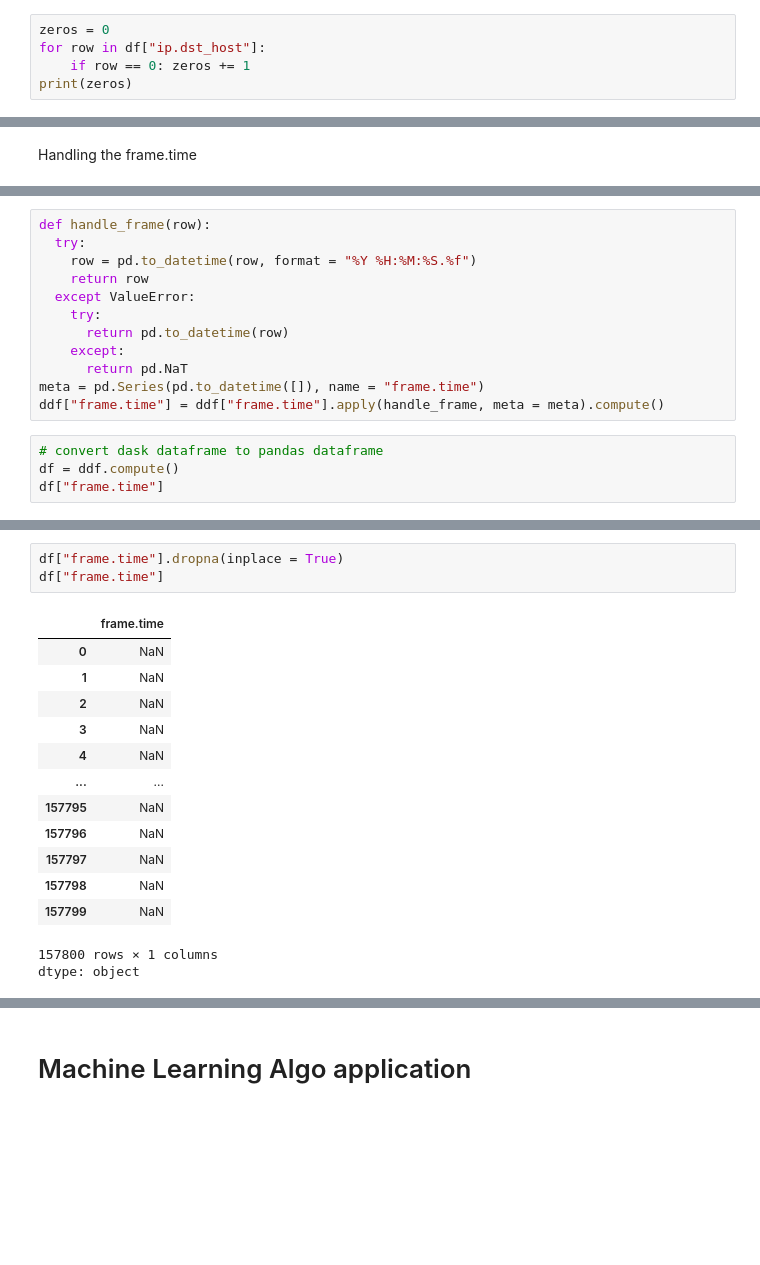
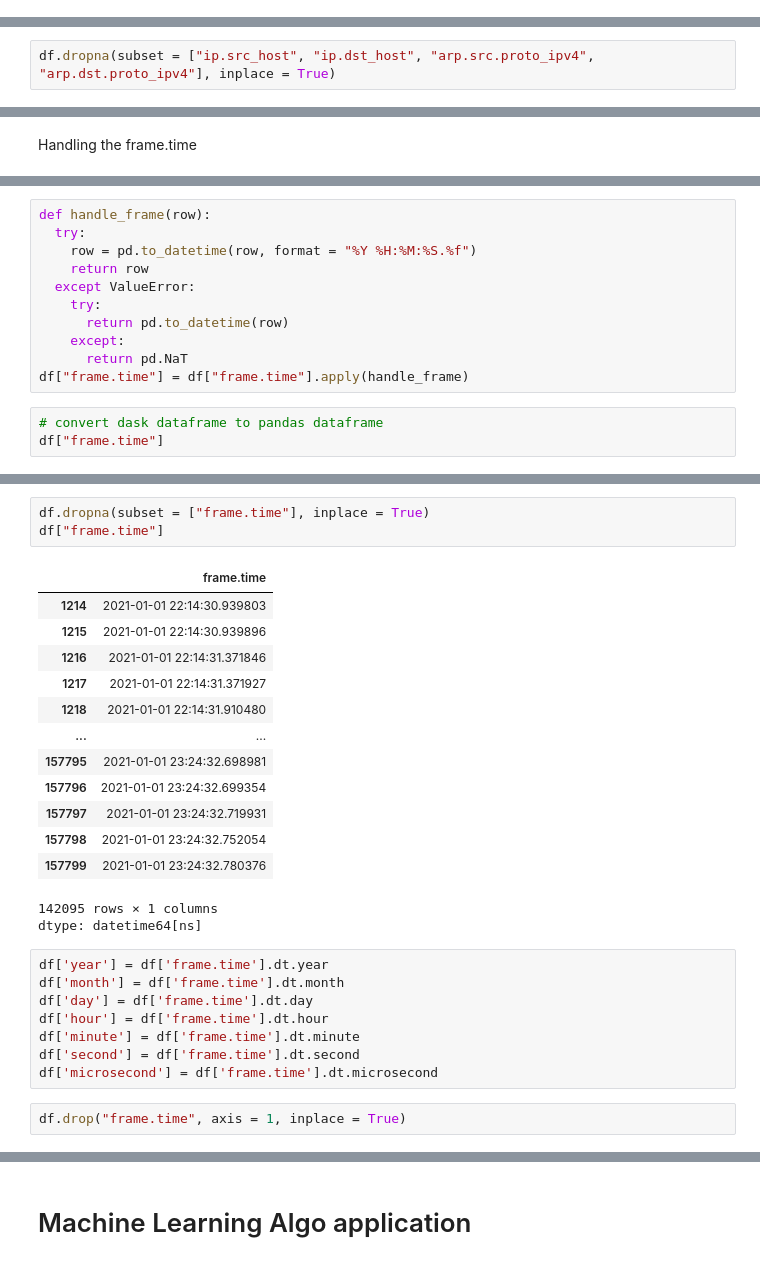
Before and after one commit to Nitincando1234/Nitin-Programming-Btech, a Jupyter notebook: ML/EdgeIIOT.ipynb, the cells around one changed output, grey strips where cells are left out. Saved outputs shown, nothing was run; the diff lists cells and outputs as text; blank space fills up the shorter version.

```diff
--- a/ML/EdgeIIOT.ipynb
+++ b/ML/EdgeIIOT.ipynb
@@ -47,5 +140,0 @@ df["ip.dst_host"]
-# %%
-zeros = 0
-for row in df["ip.dst_host"]:
-    if row == 0: zeros += 1
-print(zeros)
@@ -51,0 +174,2 @@ print(zeros)
+# %%
+df.dropna(subset = ["ip.src_host", "ip.dst_host", "arp.src.proto_ipv4", "arp.dst.proto_ipv4"], inplace = True)
@@ -109,9 +243,7 @@ def handle_frame(row):
       return pd.to_datetime(row)
     except:
       return pd.NaT
-meta = pd.Series(pd.to_datetime([]), name = "frame.time")
-ddf["frame.time"] = ddf["frame.time"].apply(handle_frame, meta = meta).compute()
+df["frame.time"] = df["frame.time"].apply(handle_frame)
 # %%
 # convert dask dataframe to pandas dataframe
-df = ddf.compute()
 df["frame.time"]
@@ -118,18 +265,28 @@ df["frame.time"]
 # %%
-df["frame.time"].dropna(inplace = True)
+df.dropna(subset = ["frame.time"], inplace = True)
 df["frame.time"]
 # %% [output]
 |  | frame.time |
-| 0 | NaN |
-| 1 | NaN |
-| 2 | NaN |
-| 3 | NaN |
-| 4 | NaN |
+| 1214 | 2021-01-01 22:14:30.939803 |
+| 1215 | 2021-01-01 22:14:30.939896 |
+| 1216 | 2021-01-01 22:14:31.371846 |
+| 1217 | 2021-01-01 22:14:31.371927 |
+| 1218 | 2021-01-01 22:14:31.910480 |
 | ... | ... |
-| 157795 | NaN |
-| 157796 | NaN |
-| 157797 | NaN |
-| 157798 | NaN |
-| 157799 | NaN |
+| 157795 | 2021-01-01 23:24:32.698981 |
+| 157796 | 2021-01-01 23:24:32.699354 |
+| 157797 | 2021-01-01 23:24:32.719931 |
+| 157798 | 2021-01-01 23:24:32.752054 |
+| 157799 | 2021-01-01 23:24:32.780376 |
-157800 rows × 1 columns
-dtype: object
+142095 rows × 1 columns
+dtype: datetime64[ns]
+# %%
+df['year'] = df['frame.time'].dt.year
+df['month'] = df['frame.time'].dt.month
+df['day'] = df['frame.time'].dt.day
+df['hour'] = df['frame.time'].dt.hour
+df['minute'] = df['frame.time'].dt.minute
+df['second'] = df['frame.time'].dt.second
+df['microsecond'] = df['frame.time'].dt.microsecond
+# %%
+df.drop("frame.time", axis = 1, inplace = True)
```
Also changed, not shown: parts of 94 cells of this notebook, 17 other files.
